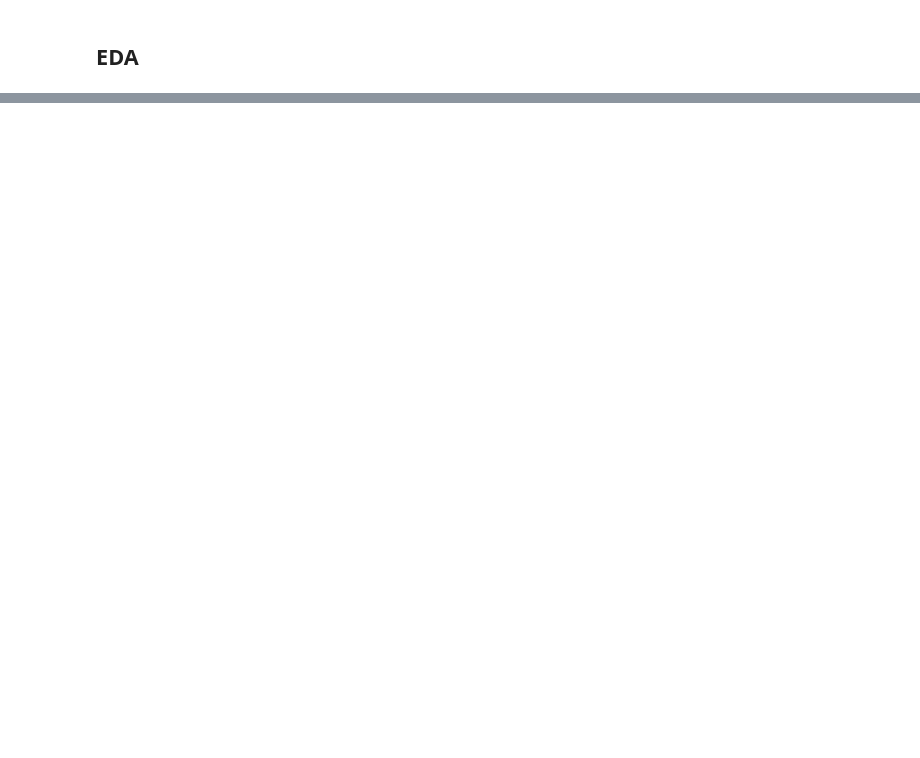
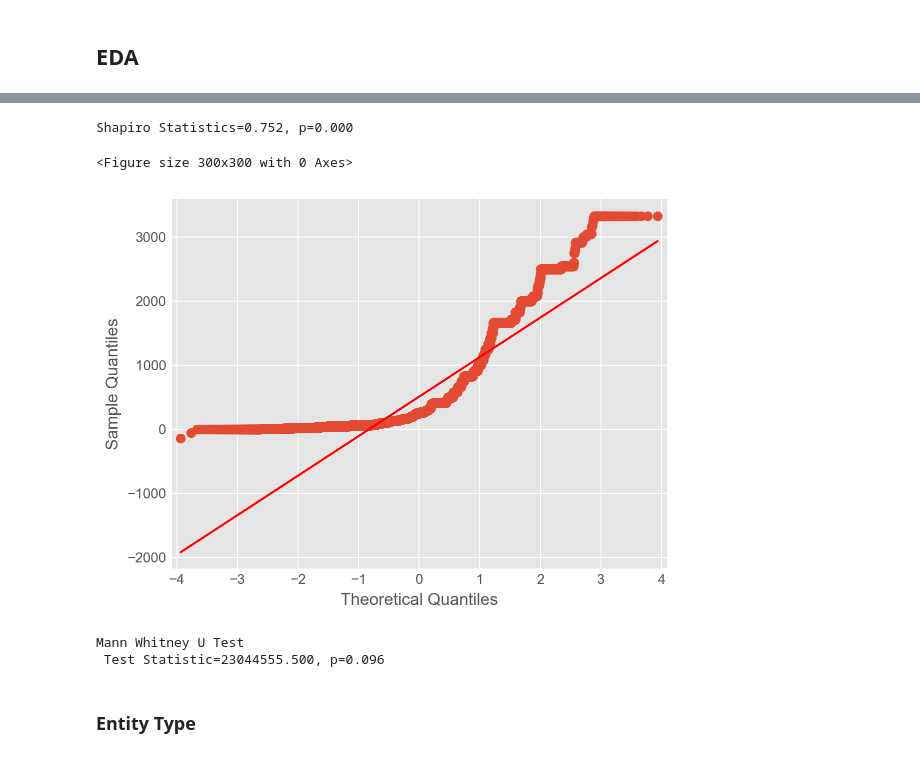
Before and after one commit to kuwaitikiwi/edgered-interview, a Jupyter notebook: EdgeRed.ipynb, the cells around one changed output, grey strips where cells are left out. Saved outputs shown, nothing was run; the diff lists cells and outputs as text; code cells hidden in the pictures; blank space fills up the shorter version.

```diff
--- a/EdgeRed.ipynb
+++ b/EdgeRed.ipynb
@@ -55,0 +149,22 @@ plt.show()
+# %%
+#use Shapiro test to check for normality of payment_amt
+from statsmodels.graphics.gofplots import qqplot
+from scipy.stats import shapiro
+stat, p = shapiro(df['payment_amt'])
+print('Shapiro Statistics=%.3f, p=%.3f' % (stat, p))
+plt.figure(figsize=(3,3))
+qqplot(df['payment_amt'], line='s')
+plt.show()
+# %% [output]
+Shapiro Statistics=0.752, p=0.000
+<Figure size 300x300 with 0 Axes>
+[figure, added]
+# %%
+from scipy.stats import mannwhitneyu
+stat, p = mannwhitneyu(df[df['payment_code'] == 'DEFAULT']['payment_amt'], df[df['payment_code'] == 'PAYMENT']['payment_amt'])
+print('Mann Whitney U Test\n Test Statistic=%.3f, p=%.3f' % (stat, p))
+# %% [output]
+Mann Whitney U Test
+ Test Statistic=23044555.500, p=0.096
+# %% [markdown]
+### Entity Type
```
Also changed, not shown: parts of 26 cells of this notebook.
